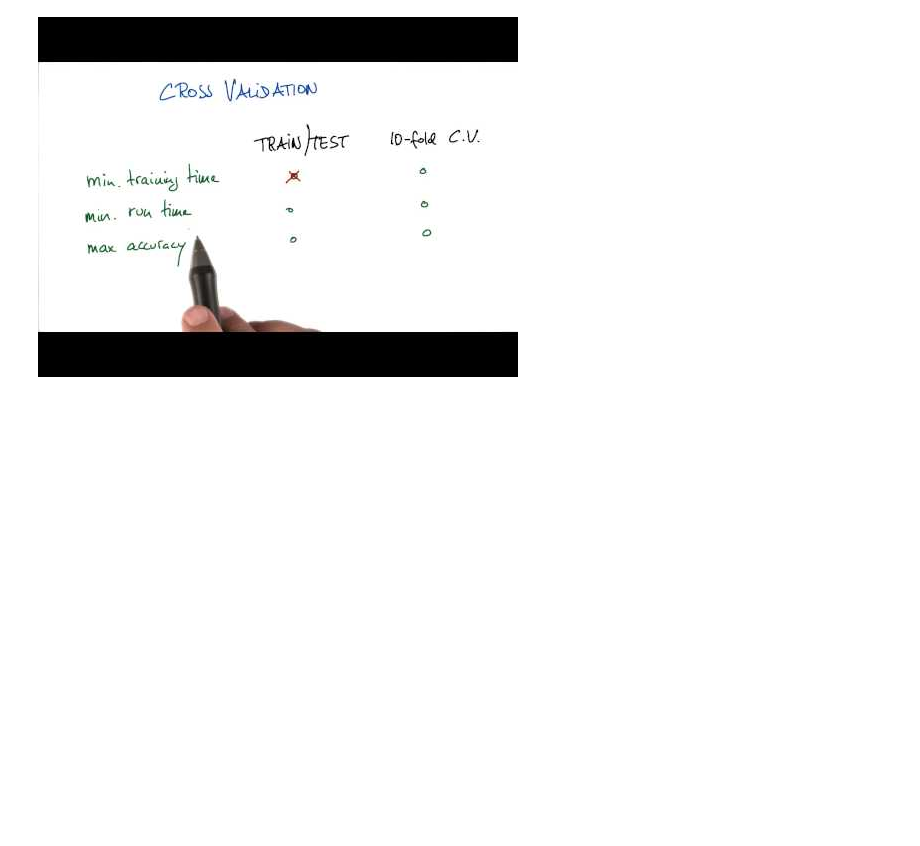
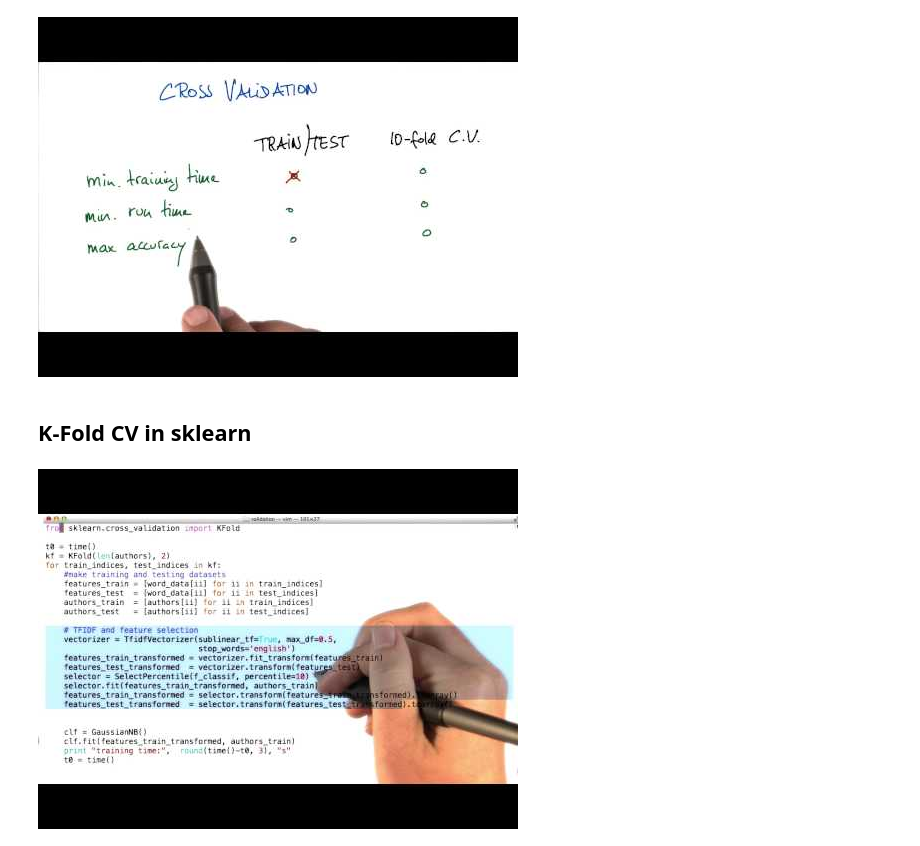
Before and after one commit to abc38289/Intro-to-Machine-Learning, a Jupyter notebook: 13-Validation/Validation.ipynb, the cells around one changed output. Saved outputs shown, nothing was run; the diff lists cells and outputs as text; code cells hidden in the pictures; blank space fills up the shorter version.

```diff
--- a/13-Validation/Validation.ipynb
+++ b/13-Validation/Validation.ipynb
@@ -122,3 +122,10 @@ from IPython.display import YouTubeVideo
 YouTubeVideo(strip_url('https://youtu.be/ADNFKiAjmWA'))
 # %% [output]
 [figure]
+# %% [markdown]
+## K-Fold CV in sklearn
+# %%
+from IPython.display import YouTubeVideo
+YouTubeVideo(strip_url('https://youtu.be/QSYMwFbE7PA'))
+# %% [output]
+[figure, added]
```
Also changed, not shown: parts of 13 cells of this notebook, 1 other file.
